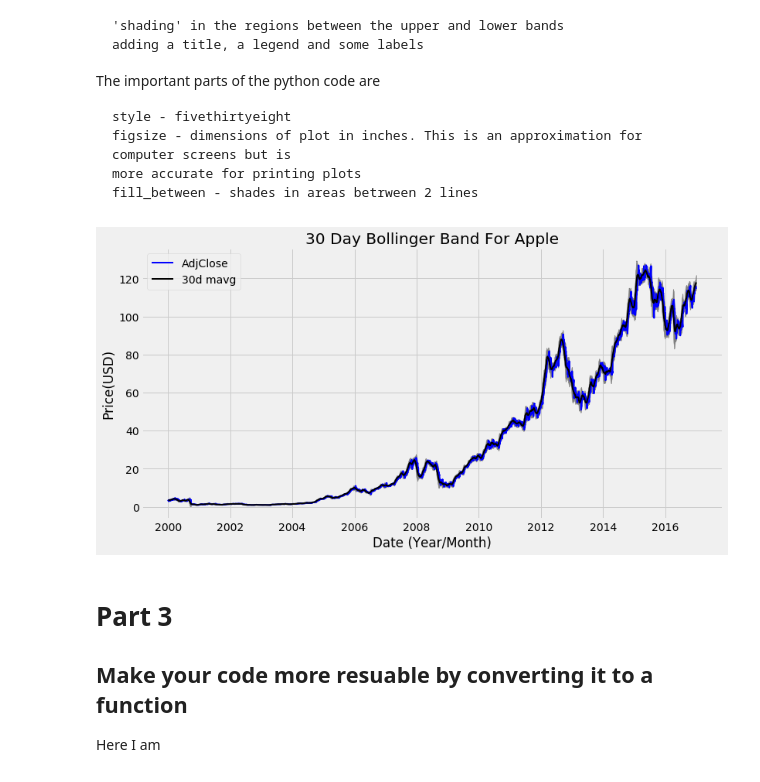
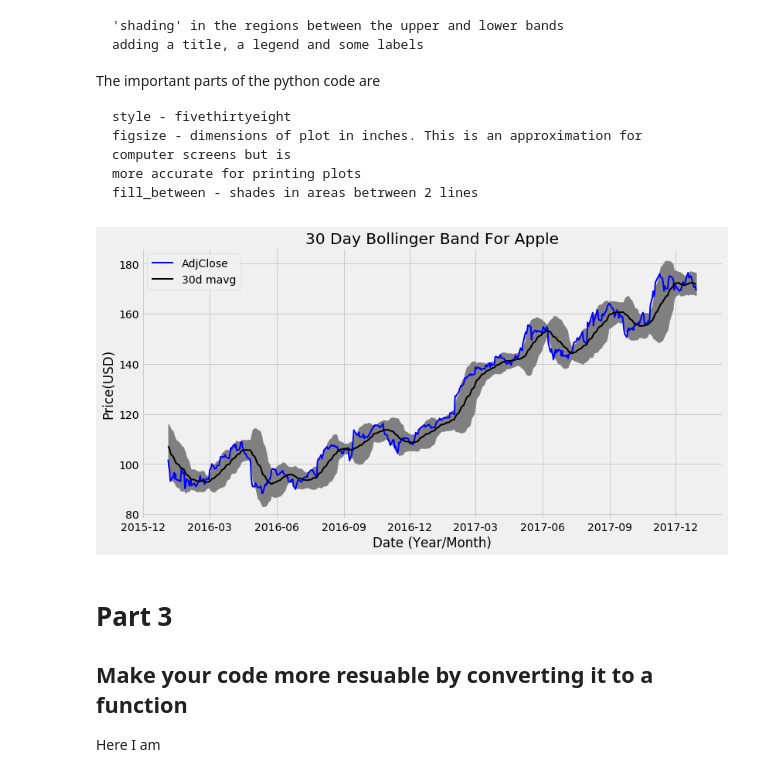
Before and after one commit to redmage123/pandas-timeseries, a Jupyter notebook: docs/Bollinger.ipynb, the cells around one changed output. Drawn from its saved outputs; the diff is of its cells as text; code cells hidden in the pictures.

```diff
--- a/docs/Bollinger.ipynb
+++ b/docs/Bollinger.ipynb
@@ -31,3 +31,5 @@ parse_dates
 df = pd.read_csv(filepath_or_buffer='../data/AAPL.csv',
                  index_col='Date',
                  parse_dates=True)
+df2 = df.iloc[::-1]
+df2.head()
@@ -64,7 +74,7 @@ df.head()
     - Lower Band = Monthly moving average - (Monthly standard deviation of price x 2)
 # %%
 # 21 days is a good approximation of a single month
-df['30d mavg'] = df['AdjClose'].rolling(window=21).mean()
-df['30d std'] = df['AdjClose'].rolling(window=21).std()
-df['Upper Band'] = df['30d mavg'] + (df['30d std'] * 2)
-df['Lower Band'] = df['30d mavg'] - (df['30d std'] * 2)
+df2['30d mavg'] = df2['AdjClose'].rolling(window=21).mean()
+df2['30d std'] = df2['AdjClose'].rolling(window=21).std()
+df2['Upper Band'] = df2['30d mavg'] + (df2['30d std'] * 2)
+df2['Lower Band'] = df2['30d mavg'] - (df2['30d std'] * 2)
@@ -113,26 +144,26 @@ The important parts of the python code are
 # %%
 # set style, empty figure and axes
 plt.style.use('fivethirtyeight')
 fig = plt.figure(figsize=(12,6))
 ax = fig.add_subplot(111)
 
 # Get index values for the X axis for the DataFrame
-x_axis = df['2016':].index.get_level_values(0)
+x_axis = df2['2016':].index.get_level_values(0)
 
 # Plot shaded 21 Day Bollinger Band for Facebook
-ax.fill_between(x_axis, df['2016':]['Upper Band'], df['2016':]['Lower Band'], color='grey')
+ax.fill_between(x_axis, df2['2016':]['Upper Band'], df2['2016':]['Lower Band'], color='grey')
 
-ax.plot(x_axis, df['2016':]['AdjClose'], color='blue', lw=2)
-ax.plot(x_axis, df['2016':]['30d mavg'], color='black', lw=2)
+ax.plot(x_axis, df2['2016':]['AdjClose'], color='blue', lw=2)
+ax.plot(x_axis, df2['2016':]['30d mavg'], color='black', lw=2)
 
 # Set Title & Show the Image
 ax.set_title('30 Day Bollinger Band For Apple')
 ax.set_xlabel('Date (Year/Month)')
 ax.set_ylabel('Price(USD)')
 ax.legend()
 plt.show();
 # %% [output]
-[figure, old version]
+[figure, new version]
 # %% [markdown]
 
 # Part 3
```
Also changed, not shown: parts of 7 cells of this notebook, 3 other files.
